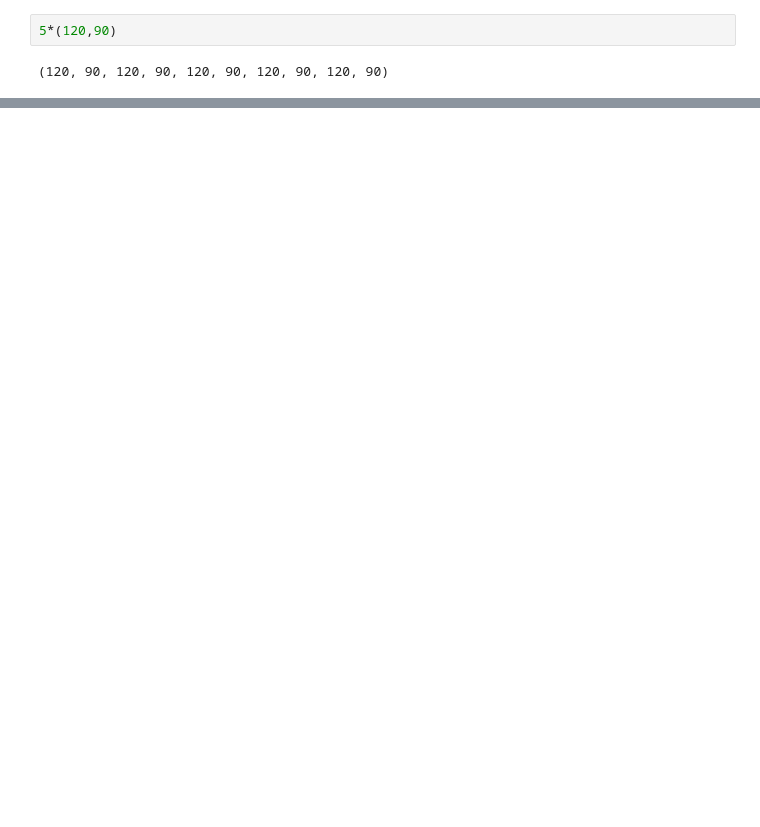
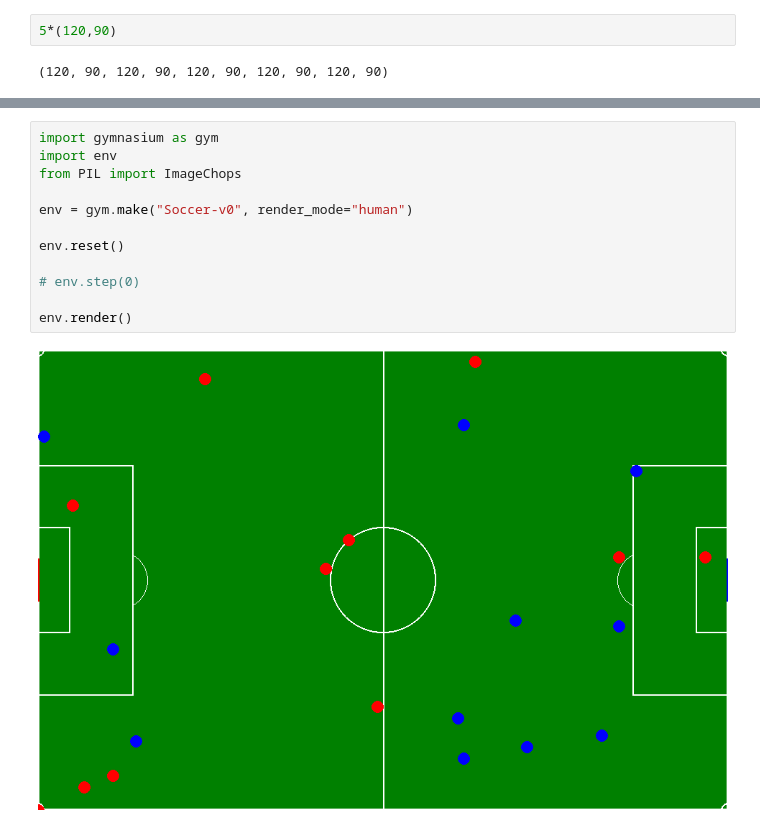
Before and after one commit to HenriqueSabino/gym_soccer_env, a Jupyter notebook: tests.ipynb, the cells around one changed output, grey strips where cells are left out. Cells and saved outputs as stored; diff of their text form; blank space fills up the shorter version.

```diff
--- a/tests.ipynb
+++ b/tests.ipynb
@@ -67,0 +68,14 @@ field
+# %%
+import gymnasium as gym
+import env
+from PIL import ImageChops
+
+env = gym.make("Soccer-v0", render_mode="human")
+
+env.reset()
+
+# env.step(0)
+
+env.render()
+# %% [output]
+[figure, added]
```
Also changed, not shown: parts of 3 cells of this notebook, 5 other files.
